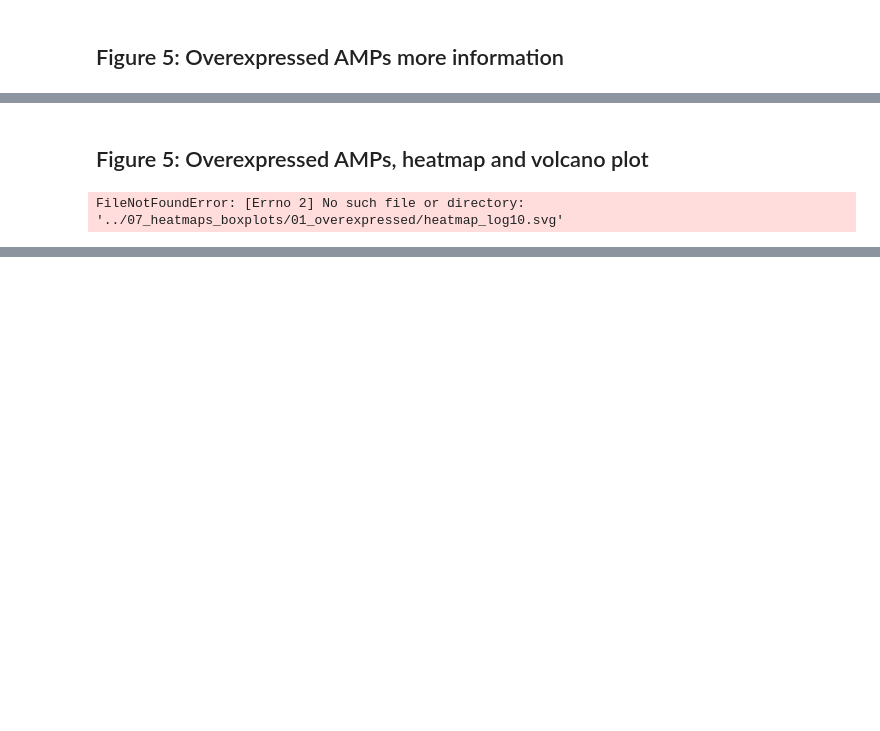
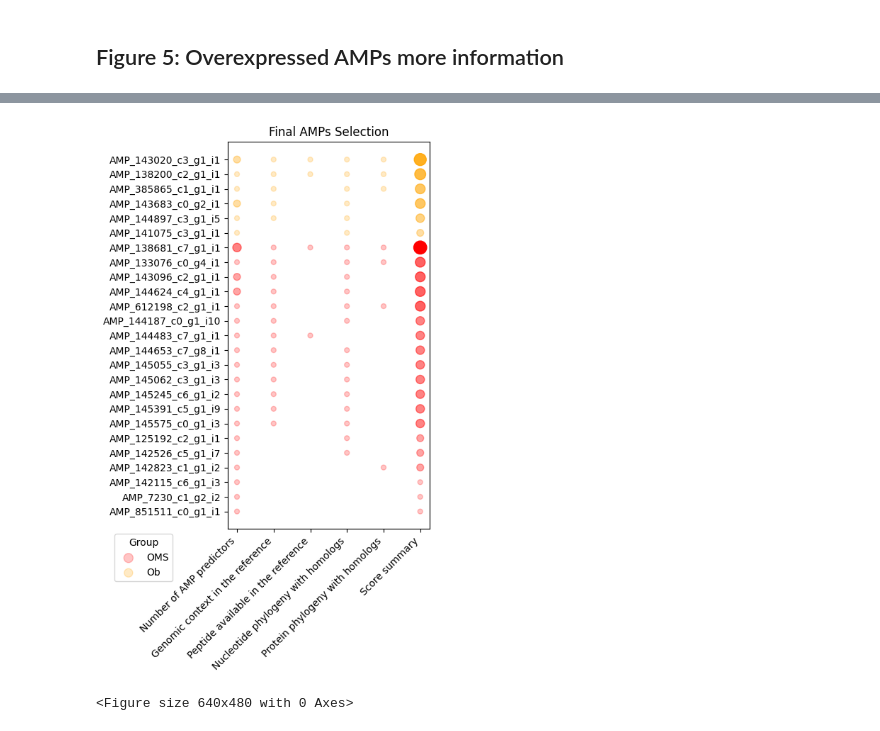
Before and after one commit to LuiguiGallardo/amps_microbiome, a Jupyter notebook: figures/main_figures.ipynb, the cells around one changed output, grey strips where cells are left out. Drawn from its saved outputs; the diff is of its cells as text; code cells hidden in the pictures; blank space fills up the shorter version.

Commit message:
Changes in main figures and new analysis added

```diff
--- a/figures/main_figures.ipynb
+++ b/figures/main_figures.ipynb
@@ -169,33 +153,49 @@ CompletedProcess(args=['/Applications/Inkscape.app/Contents/MacOS/inkscape', '--
-# %% [markdown]
-## Figure 5: Overexpressed AMPs, heatmap and volcano plot
-# %%
-# Creation of a new svg figure
-fig5 = sg.SVGFigure()
-
-# Load svg panels
-figA = sg.fromfile('../06_deseq2/volcano_plot.svg')
-figB = sg.fromfile('../07_heatmaps_boxplots/01_overexpressed/heatmap_log10.svg')
-
-# Creation of new objects
-plotA = figA.getroot()
-plotB = figB.getroot()
-plotA.moveto(5, -15, scale_x=0.28)
-plotB.moveto(150, 5, scale_x=0.33)
-
-# Information about panels
-txtA = sg.TextElement(5, 10, "A", size=10, weight="bold")
-txtB = sg.TextElement(150, 10, "B", size=10, weight="bold")
-
-# Append plots and panels to the figures
-fig5.append([plotA, plotB])
-fig5.append([txtA, txtB])
-
-# Save generated SVG files
-fig5.save("fig5.svg")
-
-# Convert from svg to png with Inkscape
-subprocess.run(['/Applications/Inkscape.app/Contents/MacOS/inkscape', '--export-background=FFFFFF', '--export-type=png', '--export-width=2400', '--export-filename=fig5.png', 'fig5.svg'])
-# %% [output]
-FileNotFoundError: [Errno 2] No such file or directory: '../07_heatmaps_boxplots/01_overexpressed/heatmap_log10.svg'
 # %% [markdown]
 <img src="./fig5.png" alt="fig5" style="zoom:20%;"/>
+# %%
+import pandas as pd
+import matplotlib.pyplot as plt
+import numpy as np
+
+# Load the data from the TSV file
+file_path = '../08_other_files/final_selection_amps.tsv'  # Replace with your actual file path
+df = pd.read_csv(file_path, sep='\t')
+
+# Melt the DataFrame to long format
+df_melted = df.melt(id_vars=['amp.id', 'Group'], var_name='Feature', value_name='Value')
+
+# Normalize the 'Value' column to a range between 0.1 and 1
+df_melted['Value_normalized'] = (df_melted['Value'] - df_melted['Value'].min()) / (df_melted['Value'].max() - df_melted['Value'].min()) * 0.9 + 0.1
+
+# Get unique groups and features
+groups = df['Group'].unique()
+features = df_melted['Feature'].unique()
+
+# Create the plot
+fig, ax = plt.subplots(figsize=(5, 8))
+
+# Define colors for each group
+colors = ['red', 'orange']
+
+# Create bubble plot
+for group, color in zip(groups, colors):
+    subset = df_melted[df_melted['Group'] == group]
+    ax.scatter(subset['Feature'], subset['amp.id'], s=subset['Value'] * 25, alpha=subset['Value_normalized'], label=group, color=color)
+
+# Customize plot
+ax.set_xlabel('')
+ax.set_ylabel('')
+ax.set_title('Final AMPs Selection')
+plt.xticks(rotation=45, ha='right')
+
+# Place the legend under the plot
+ax.legend(title='Group', bbox_to_anchor=(-0.25, 0), loc='upper right')
+
+plt.tight_layout()
+plt.savefig('fig6.png')
+plt.savefig('fig6.svg')
+plt.show()
+plt.clf()
+# %% [output]
+[figure, added]
+<Figure size 640x480 with 0 Axes>
```
Also changed, not shown: parts of 16 cells of this notebook, 16 other files.
